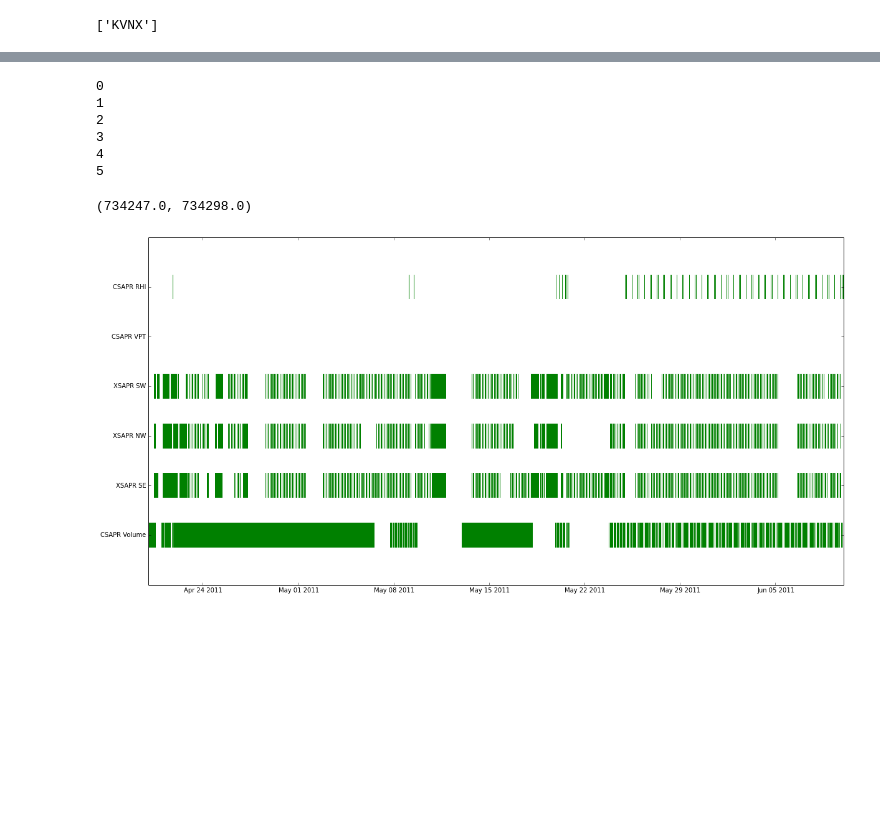
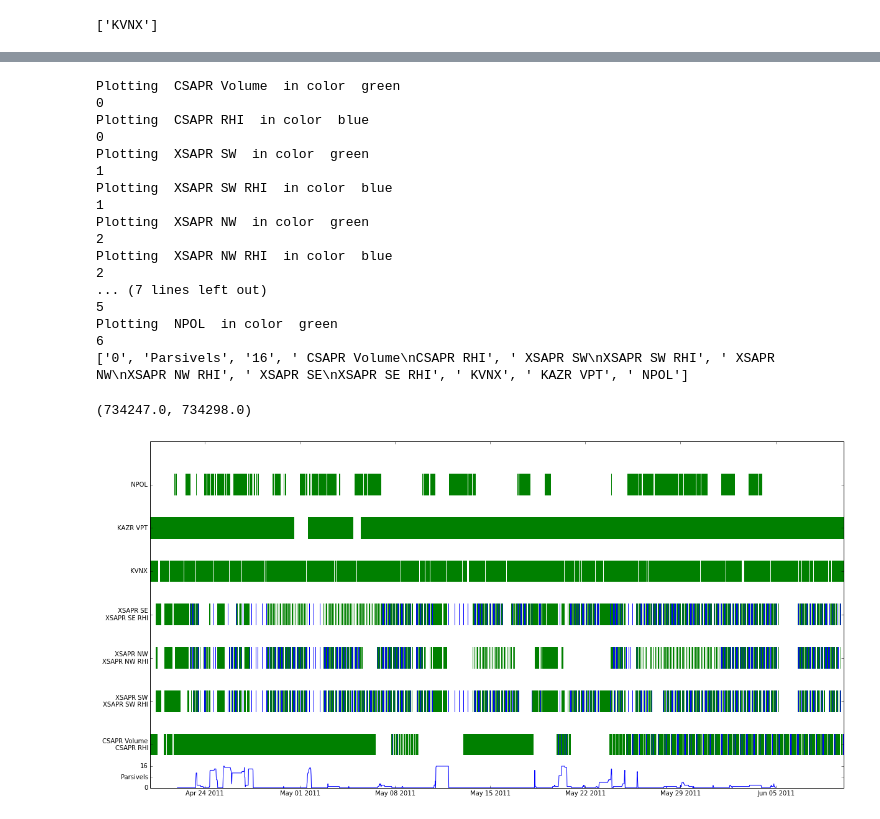
Before and after one commit to scollis/data_coverage, a Jupyter notebook: coverage_plot.ipynb, the cells around one changed output, grey strips where cells are left out. Cells and saved outputs as stored; diff of their text form; code cells hidden in the pictures; blank space fills up the shorter version.

Commit message:
Added parsivels

```diff
--- a/coverage_plot.ipynb
+++ b/coverage_plot.ipynb
@@ -33,6 +33,9 @@ fh.close()
 fh = open('kazr.pickle')
 kazr_data_dict = pickle.load(fh)
 fh.close()
+fh = open('npol.pickle')
+npol_data_dict = pickle.load(fh)
+fh.close()
 
 
 data_dict = {}
@@ -40,9 +43,25 @@ data_dict.update(csapr_data_dict)
 data_dict.update(xsapr_ppi_data_dict)
 data_dict.update(xsapr_rhi_data_dict)
 data_dict.update(kazr_data_dict)
+data_dict.update(npol_data_dict)
 
 data_dict.update(kvnx_data_dict)
 # %%
 print kvnx_data_dict.keys()
 # %% [output]
 ['KVNX']
+# %%
+fh = open('parsivel.pickle')
+parsivel_data_dict = pickle.load(fh)
+fh.close()
+# %%
+time = np.linspace(mdates.datestr2num('2011-04-22'), mdates.datestr2num('2011-06-05'), 2000)
+n_apus = np.zeros_like(time)
+def find_nearest(array,value):
+    idx = (np.abs(array-value)).argmin()
+    return idx
+for this_result in parsivel_data_dict.values():
+    for block in this_result:
+        i_start = find_nearest(time, block[0])
+        i_end = find_nearest(time, block[0] + block[1])
+        n_apus[i_start:i_end] = n_apus[i_start:i_end] + 1
@@ -49,22 +74,61 @@ print kvnx_data_dict.keys()
 # %%
+groups = [('CSAPR Volume','CSAPR RHI'),
+          ('XSAPR SW','XSAPR SW RHI'),
+          ('XSAPR NW','XSAPR NW RHI'),
+          ('XSAPR SE','XSAPR SE RHI'),
+          ('KVNX',),
+          ('KAZR VPT',),
+          ('NPOL',)]
+cols = [('green', 'blue'),
+        ('green', 'blue'),
+        ('green', 'blue'),
+        ('green', 'blue'),
+        ('green',),
+        ('green',),
+        ('green',)]
+
 months = mdates.DayLocator()  # every month
 dayFmt = mdates.DateFormatter('%Y-%M-%D')
 
 fig, ax = plt.subplots(figsize = [20,10])
 nam = data_dict.keys()
-for i in range(len(nam)):
-    ax.broken_barh(data_dict[nam[i]], (i-0.25, .5), facecolors = 'green', edgecolors = 'none')
-    print i
-ax.set_yticks(range(len(nam)))
-ax.set_yticklabels(nam)
+noms = ['0','Parsivels', '16']
+for i in range(len(groups)):
+    nm= ''
+    for j in range(len(groups[i])):
+        print 'Plotting ', groups[i][j], ' in color ', cols[i][j]
+        ax.broken_barh(data_dict[groups[i][j]], (i-0.25, .5), facecolors = cols[i][j], edgecolors = 'none')
+        print i
+        if j == 0:
+            nm = nm + ' ' + groups[i][j]
+        else:
+            nm = nm + '\n' + groups[i][j]
+    noms.append(nm)
+
+plt.plot(time, (n_apus/(32)) -1)
+plons = np.concatenate([np.array([-1.0,-0.75, -0.5]), range(len(noms)-2)])
+ax.set_yticks(plons)
+print noms
+ax.set_yticklabels(noms)
 ax.xaxis_date()
 ax.set_xlim([mdates.datestr2num('2011-04-20'), mdates.datestr2num('2011-06-10')])
 # %% [output]
+Plotting  CSAPR Volume  in color  green
 0
+Plotting  CSAPR RHI  in color  blue
+0
+Plotting  XSAPR SW  in color  green
 1
+Plotting  XSAPR SW RHI  in color  blue
+1
+Plotting  XSAPR NW  in color  green
 2
-3
-4
+Plotting  XSAPR NW RHI  in color  blue
+2
+... (7 lines left out)
 5
+Plotting  NPOL  in color  green
+6
+['0', 'Parsivels', '16', ' CSAPR Volume\nCSAPR RHI', ' XSAPR SW\nXSAPR SW RHI', ' XSAPR NW\nXSAPR NW RHI', ' XSAPR SE\nXSAPR SE RHI', ' KVNX', ' KAZR VPT', ' NPOL']
 (734247.0, 734298.0)
-[figure, old version]
+[figure, new version]
```
Also changed, not shown: parts of 6 cells of this notebook.
